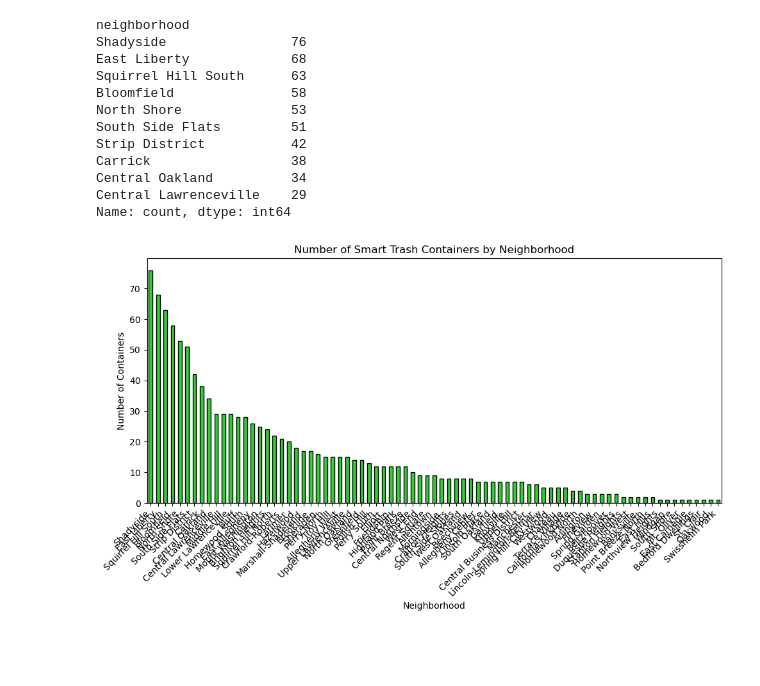
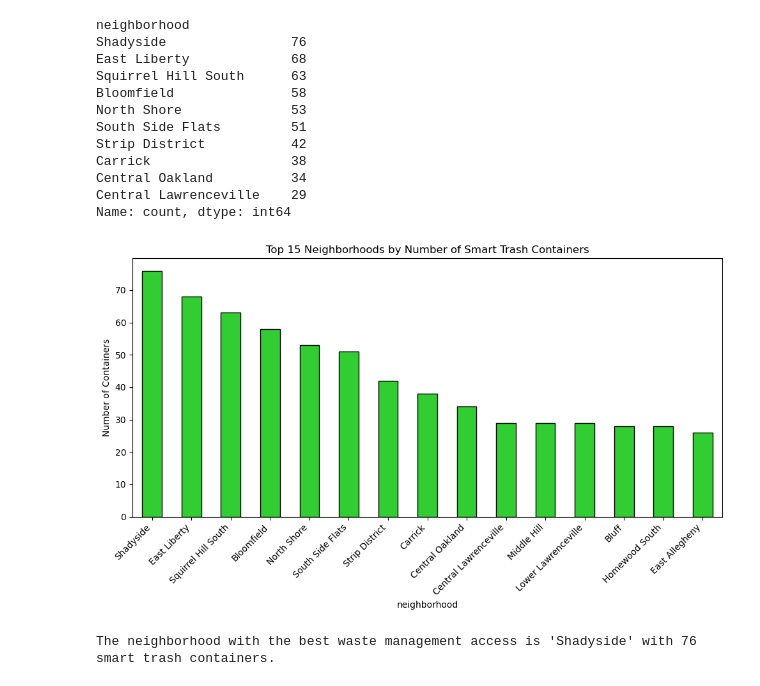
Before and after one commit to BradyBaker1212/Pittsburgh-Best-Neighborhood, a Jupyter notebook: Notebooks/trash_metric.ipynb, the cells around one changed output. Saved outputs shown, nothing was run; the diff lists cells and outputs as text; code cells hidden in the pictures; blank space fills up the shorter version.

```diff
--- a/Notebooks/trash_metric.ipynb
+++ b/Notebooks/trash_metric.ipynb
@@ -82,13 +82,20 @@ Central Oakland          34
 Central Lawrenceville    29
 Name: count, dtype: int64
 # %%
+top15 = trash_counts.head(15)
+
 plt.figure(figsize=(10,6))
-trash_counts.plot(kind='bar', color='limegreen', edgecolor='black')
-plt.title('Number of Smart Trash Containers by Neighborhood')
+top15.plot(kind='bar', color='limegreen', edgecolor='black')
+plt.title('Top 15 Neighborhoods by Number of Smart Trash Containers')
 plt.ylabel('Number of Containers')
-plt.xlabel('Neighborhood')
 plt.xticks(rotation=45, ha='right')
 plt.tight_layout()
 plt.show()
 # %% [output]
-[figure, old version]
+[figure, new version]
+# %%
+best_neighborhood = trash_counts.index[0]
+best_count = trash_counts.iloc[0]
+print(f"The neighborhood with the best waste management access is '{best_neighborhood}' with {best_count} smart trash containers.")
+# %% [output]
+The neighborhood with the best waste management access is 'Shadyside' with 76 smart trash containers.
```
Also changed, not shown: parts of 1 cell of this notebook, 2 other files.
